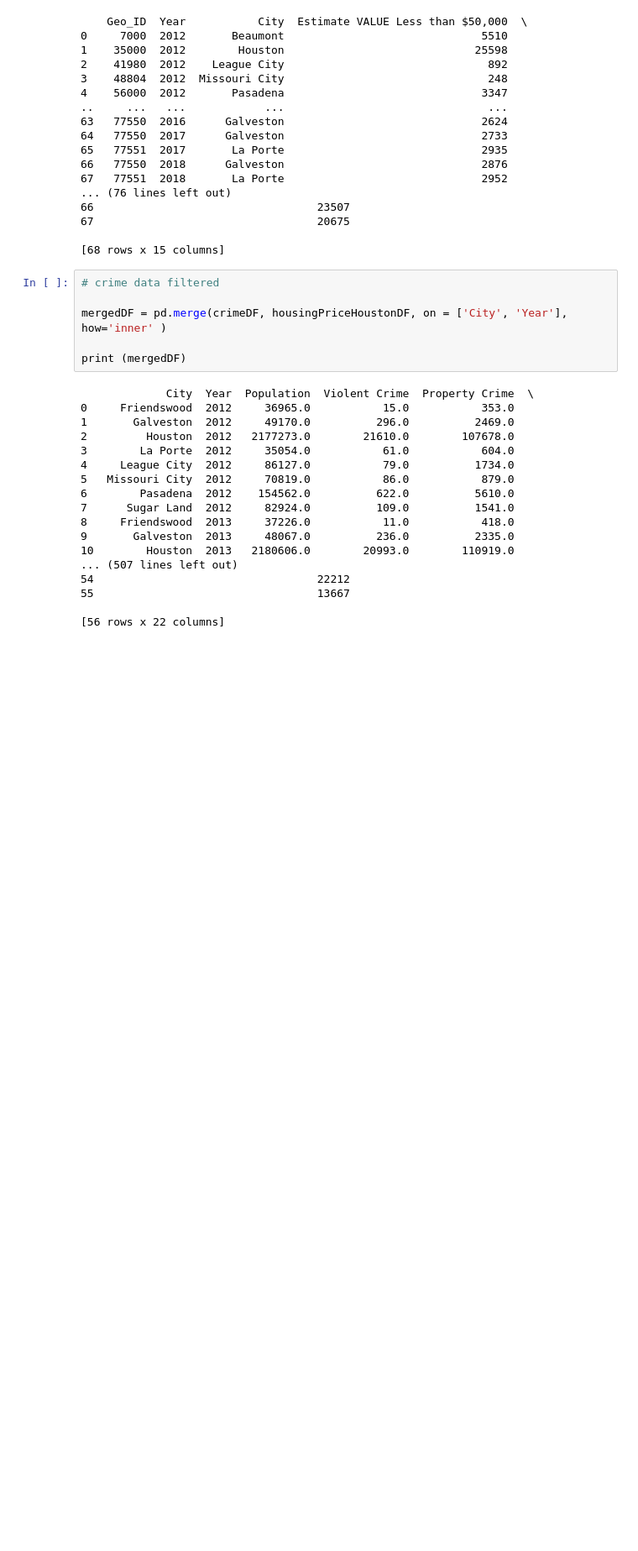
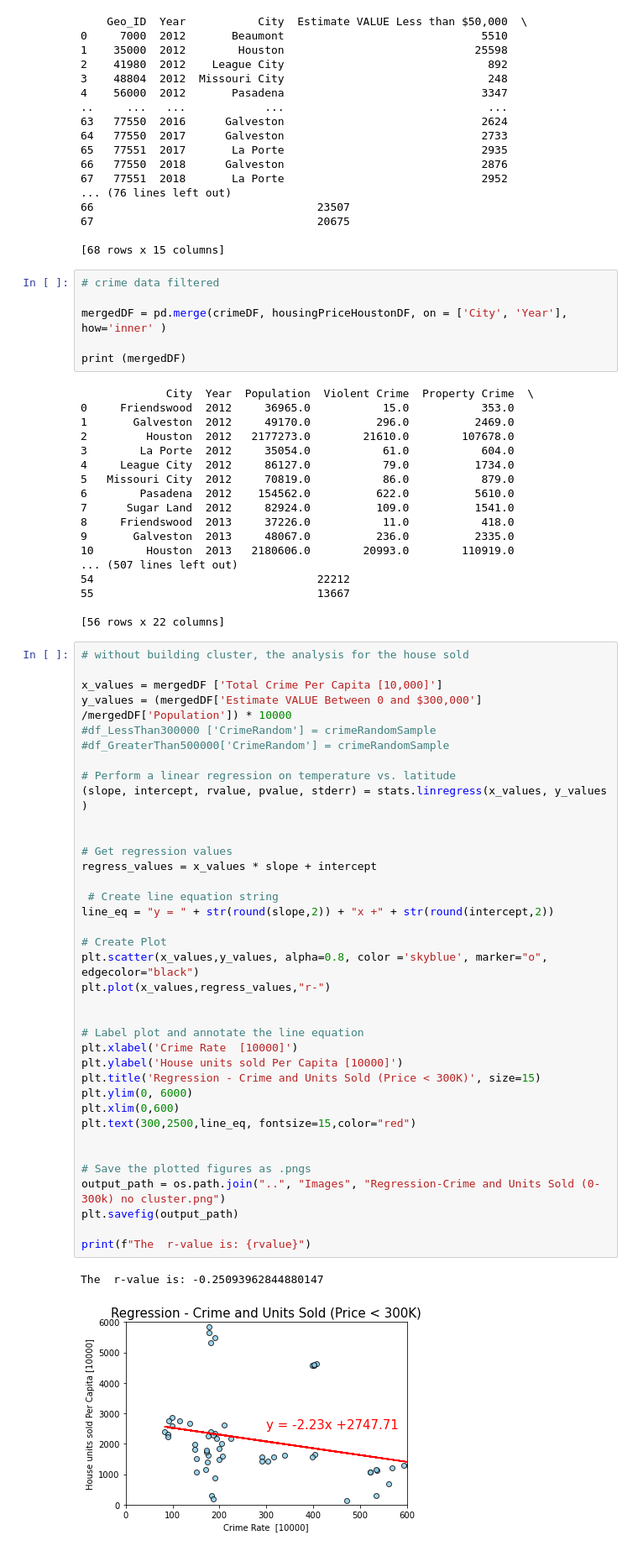
Before and after one commit to andresocorro/project_1, a Jupyter notebook: src_files/HousingAnalysisWithPrice.ipynb, the cells around one changed output. Shown at 84% size. Drawn from its saved outputs; the diff is of its cells as text; blank space fills up the shorter version.

```diff
--- a/src_files/HousingAnalysisWithPrice.ipynb
+++ b/src_files/HousingAnalysisWithPrice.ipynb
@@ -119,4 +119,44 @@ print (mergedDF)
 55                                  13667
 
 [56 rows x 22 columns]
+# %%
+# without building cluster, the analysis for the house sold
+
+x_values = mergedDF ['Total Crime Per Capita [10,000]']
+y_values = (mergedDF['Estimate VALUE Between 0 and $300,000'] /mergedDF['Population']) * 10000
+#df_LessThan300000 ['CrimeRandom'] = crimeRandomSample
+#df_GreaterThan500000['CrimeRandom'] = crimeRandomSample
+
+# Perform a linear regression on temperature vs. latitude
+(slope, intercept, rvalue, pvalue, stderr) = stats.linregress(x_values, y_values )
+
+
+# Get regression values
+regress_values = x_values * slope + intercept
+
+ # Create line equation string
+line_eq = "y = " + str(round(slope,2)) + "x +" + str(round(intercept,2))
+
+# Create Plot
+plt.scatter(x_values,y_values, alpha=0.8, color ='skyblue', marker="o", edgecolor="black")
+plt.plot(x_values,regress_values,"r-")
+
+
+# Label plot and annotate the line equation
+plt.xlabel('Crime Rate  [10000]')
+plt.ylabel('House units sold Per Capita [10000]')
+plt.title('Regression - Crime and Units Sold (Price < 300K)', size=15)
+plt.ylim(0, 6000)
+plt.xlim(0,600)
+plt.text(300,2500,line_eq, fontsize=15,color="red")
+
+
+# Save the plotted figures as .pngs
+output_path = os.path.join("..", "Images", "Regression-Crime and Units Sold (0-300k) no cluster.png")
+plt.savefig(output_path)
+
+print(f"The  r-value is: {rvalue}")
+# %% [output]
+The  r-value is: -0.25093962844880147
+[figure, added]
 # %%
```
Also changed, not shown: parts of 9 cells of this notebook, 22 other files.
